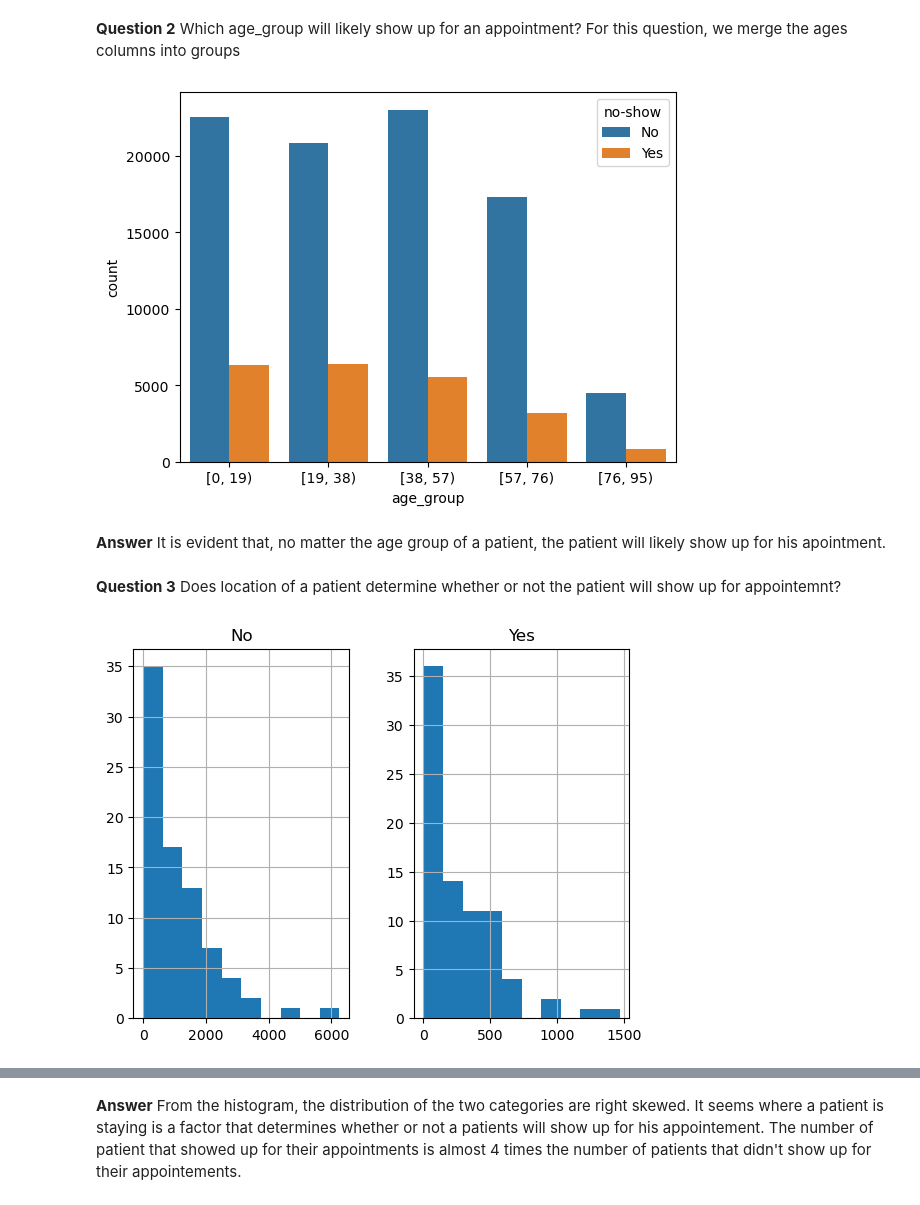
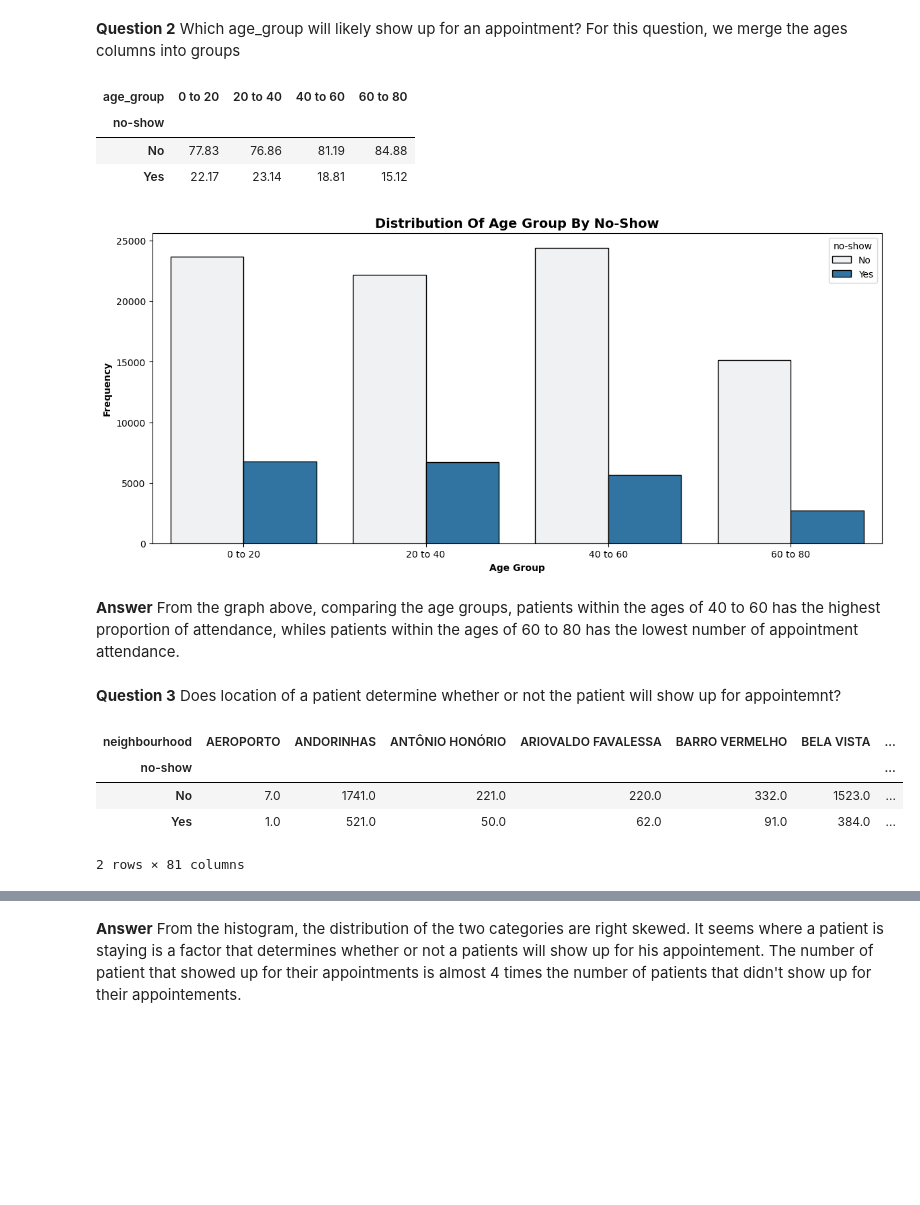
Before and after one commit to Felix-YH/-ALX-Udacity-Scholarship-Program, a Jupyter notebook: investigate-a-dataset-template.ipynb, the cells around one changed output, grey strips where cells are left out. Saved outputs shown, nothing was run; the diff lists cells and outputs as text; code cells hidden in the pictures; blank space fills up the shorter version.

```diff
--- a/investigate-a-dataset-template.ipynb
+++ b/investigate-a-dataset-template.ipynb
@@ -139,18 +166,24 @@ __Answer__ About 30962 males shows up for their appointment and about 57246 fema
 # %% [markdown]
 __Question 2__ Which age_group will likely show up for an appointment?
 For this question, we merge the ages columns into groups
-# %%
-sns.countplot(data=df, x="age_group", hue = 'no-show',width=0.8);
-# %% [output]
-[figure, removed]
-# %% [markdown]
-__Answer__ It is evident that, no matter the age group of a patient, the patient will likely show up for his apointment.
+# %%
+count_plot(df, 'age_group', huevar = "no-show")
+# %% [output]
+| age_group | 0 to 20 | 20 to 40 | 40 to 60 | 60 to 80 |
+| no-show |  |  |  |  |
+| No | 77.83 | 76.86 | 81.19 | 84.88 |
+| Yes | 22.17 | 23.14 | 18.81 | 15.12 |
+[figure, added]
+# %% [markdown]
+__Answer__ From the graph above, comparing the age groups, patients within the ages of 40 to 60 has the highest proportion of attendance, whiles patients within the ages of 60 to 80 has the lowest number of appointment attendance.
 # %% [markdown]
 __Question 3__
 Does location of a patient determine whether or not the patient will show up for appointemnt?
 # %%
-location = df.groupby(['neighbourhood','no-show']).size()
-location =location.unstack()
-location.hist();
+df.groupby(['neighbourhood','no-show']).size().unstack().T
 # %% [output]
-[figure, removed]
+| neighbourhood | AEROPORTO | ANDORINHAS | ANTÔNIO HONÓRIO | ARIOVALDO FAVALESSA | BARRO VERMELHO | BELA VISTA | ... |
+| no-show |  |  |  |  |  |  | ... |
+| No | 7.0 | 1741.0 | 221.0 | 220.0 | 332.0 | 1523.0 | ... |
+| Yes | 1.0 | 521.0 | 50.0 | 62.0 | 91.0 | 384.0 | ... |
+2 rows × 81 columns
```
Also changed, not shown: parts of 13 cells of this notebook, 1 other file.
